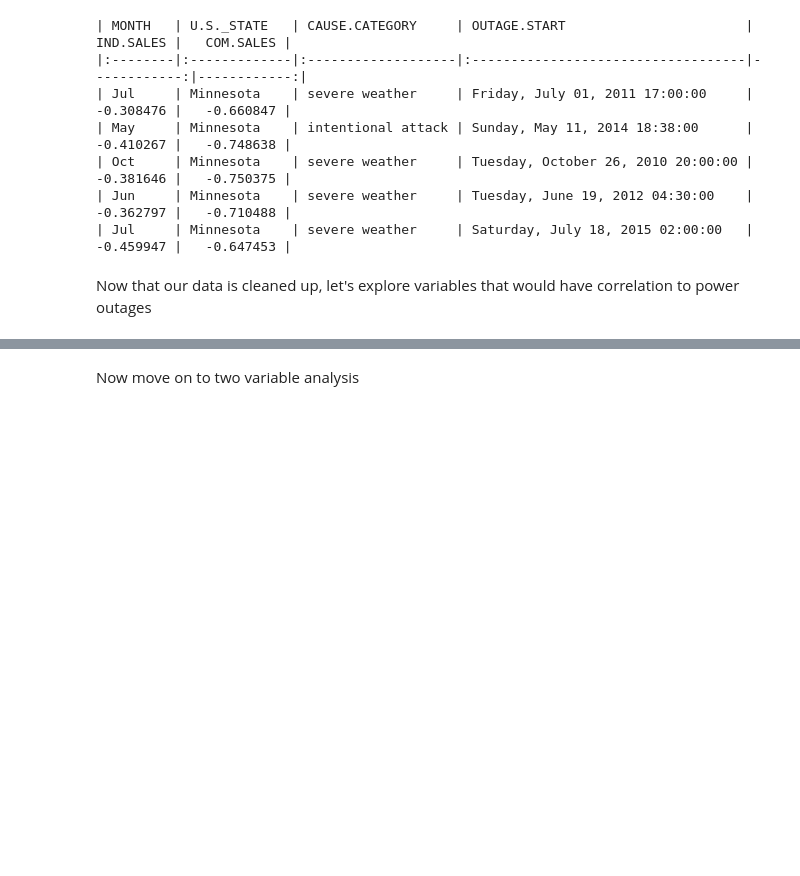
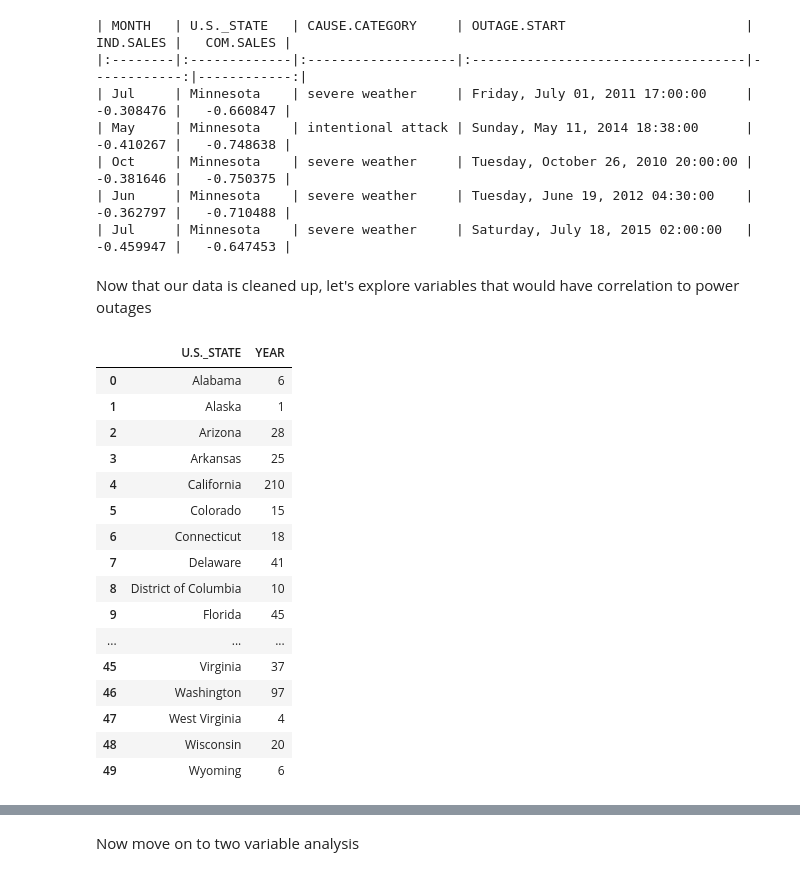
Before and after one commit to ethanlam101/Exploring-Power-Outages, a Jupyter notebook: exploration.ipynb, the cells around one changed output, grey strips where cells are left out. Drawn from its saved outputs; the diff is of its cells as text; code cells hidden in the pictures; blank space fills up the shorter version.

```diff
--- a/exploration.ipynb
+++ b/exploration.ipynb
@@ -180,0 +195,21 @@ m = folium.Map(location=[37.8, -96], zoom_start=5)
+# %%
+outages_per_state = relevant.groupby('U.S._STATE')['YEAR'].count().reset_index()
+outages_per_state
+# %% [output]
+|  | U.S._STATE | YEAR |
+| 0 | Alabama | 6 |
+| 1 | Alaska | 1 |
+| 2 | Arizona | 28 |
+| 3 | Arkansas | 25 |
+| 4 | California | 210 |
+| 5 | Colorado | 15 |
+| 6 | Connecticut | 18 |
+| 7 | Delaware | 41 |
+| 8 | District of Columbia | 10 |
+| 9 | Florida | 45 |
+| ... | ... | ... |
+| 45 | Virginia | 37 |
+| 46 | Washington | 97 |
+| 47 | West Virginia | 4 |
+| 48 | Wisconsin | 20 |
+| 49 | Wyoming | 6 |
```
Also changed, not shown: parts of 14 cells of this notebook, 11 other files.
